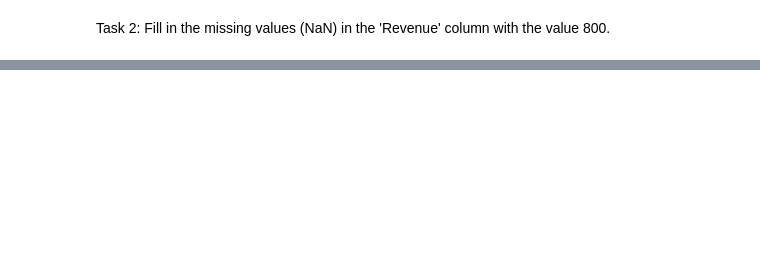
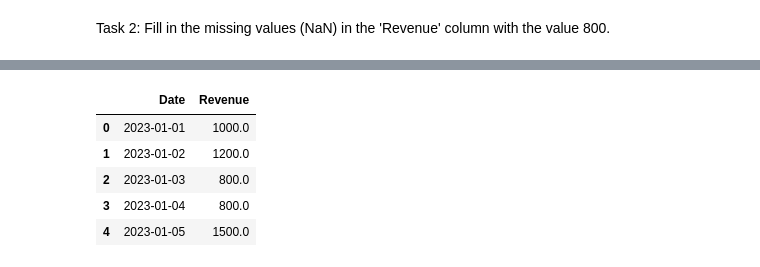
Before and after one commit to SloshyOsmosis/AI-Labs, a Jupyter notebook: Lab 2/Data representation basics 2.ipynb, the cells around one changed output, grey strips where cells are left out. Cells and saved outputs as stored; diff of their text form; code cells hidden in the pictures; blank space fills up the shorter version.

```diff
--- a/Lab 2/Data representation basics 2.ipynb
+++ b/Lab 2/Data representation basics 2.ipynb
@@ -177,0 +192,11 @@ sales_data
+# %%
+#Filling missing values with 800
+filled_sales = sales_data.fillna(800)
+filled_sales
+# %% [output]
+|  | Date | Revenue |
+| 0 | 2023-01-01 | 1000.0 |
+| 1 | 2023-01-02 | 1200.0 |
+| 2 | 2023-01-03 | 800.0 |
+| 3 | 2023-01-04 | 800.0 |
+| 4 | 2023-01-05 | 1500.0 |
```
Also changed, not shown: parts of 4 cells of this notebook, 17 other files.
